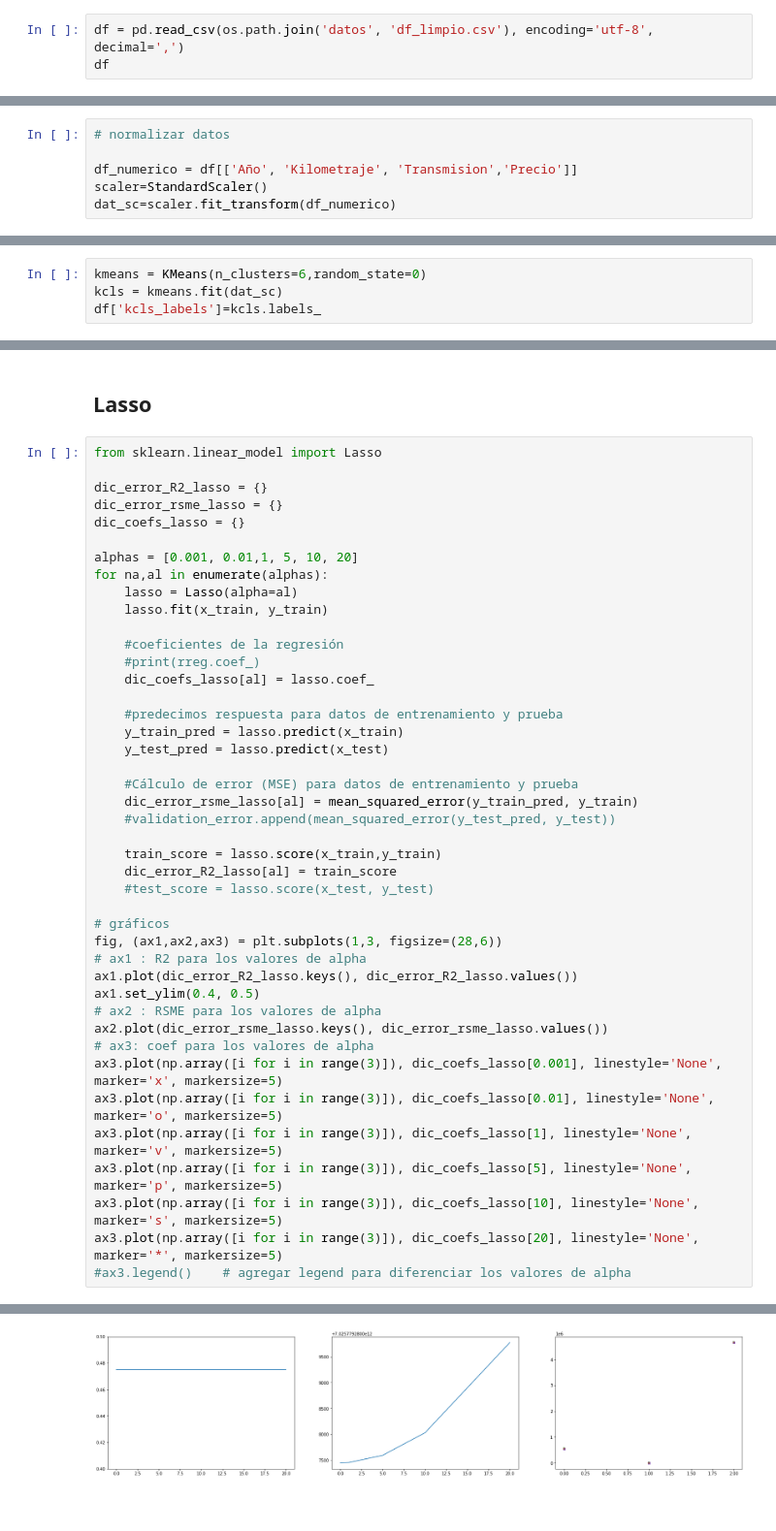
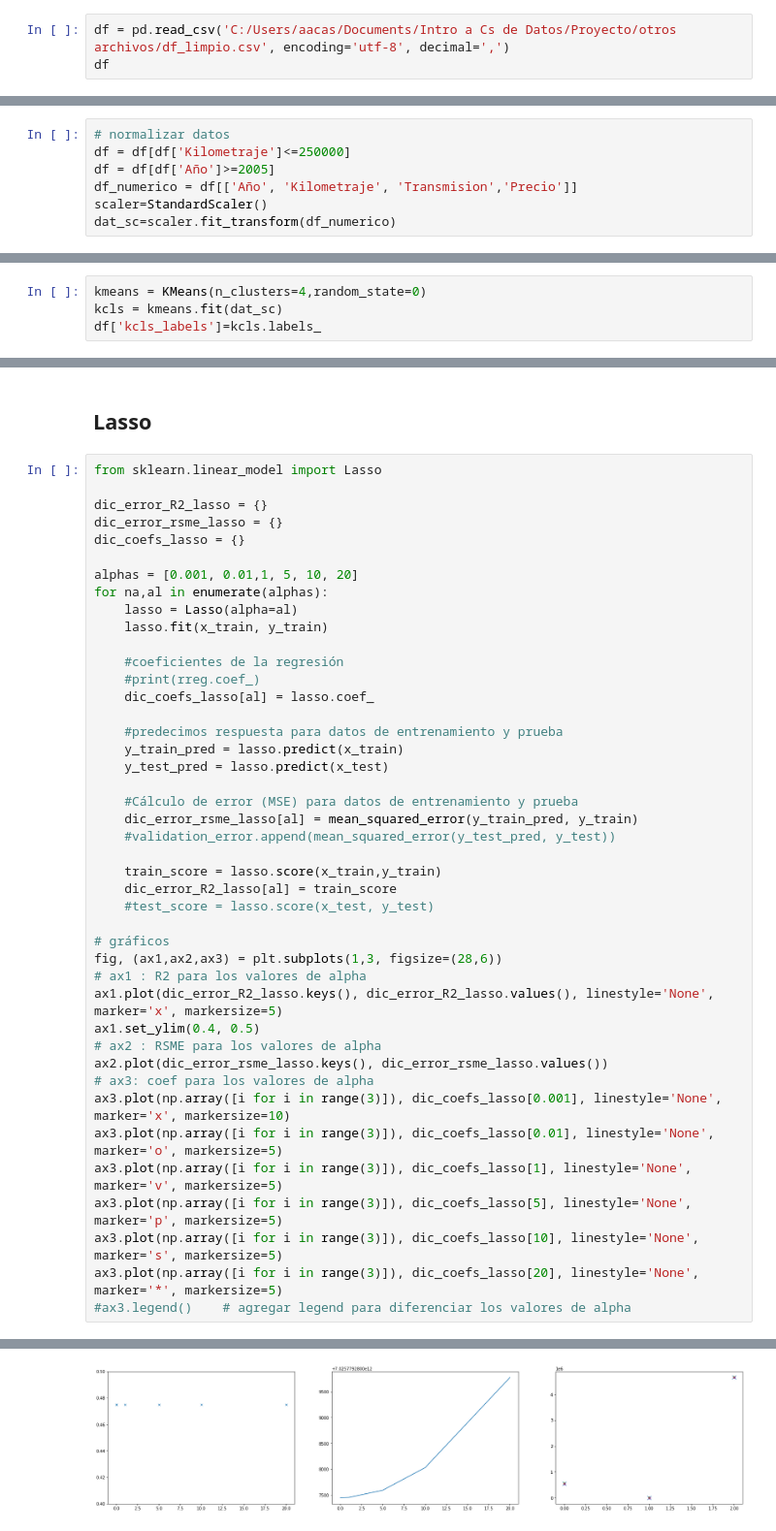
Before and after one commit to AlonsoCasanova/Proyecto-IMT2200, a Jupyter notebook: analisis.ipynb, the cells around one changed output, grey strips where cells are left out. Shown at 97% size. Drawn from its saved outputs; the diff is of its cells as text.

```diff
--- a/analisis.ipynb
+++ b/analisis.ipynb
@@ -7,5 +6,5 @@ import os
 # %%
-df = pd.read_csv(os.path.join('datos', 'df_limpio.csv'), encoding='utf-8', decimal=',')
+df = pd.read_csv('C:/Users/aacas/Documents/Intro a Cs de Datos/Proyecto/otros archivos/df_limpio.csv', encoding='utf-8', decimal=',')
 df
 # %% [output]
 |  | Marca | Modelo | Año | Kilometraje | Transmision | Precio |
@@ -65,7 +64,8 @@ from sklearn.cluster import KMeans, AgglomerativeClustering
 from sklearn.preprocessing import StandardScaler
 # %%
 # normalizar datos
-
+df = df[df['Kilometraje']<=250000]
+df = df[df['Año']>=2005]
 df_numerico = df[['Año', 'Kilometraje', 'Transmision','Precio']]
 scaler=StandardScaler()
 dat_sc=scaler.fit_transform(df_numerico)
@@ -99,7 +99,7 @@ plt.show()
 # %% [markdown]
 Vamos a considerar 4 clústers
 # %%
-kmeans = KMeans(n_clusters=6,random_state=0)
+kmeans = KMeans(n_clusters=4,random_state=0)
 kcls = kmeans.fit(dat_sc)
 df['kcls_labels']=kcls.labels_
 # %%
@@ -256,33 +292,33 @@ for na,al in enumerate(alphas):
     #print(rreg.coef_)
     dic_coefs_lasso[al] = lasso.coef_
 
     #predecimos respuesta para datos de entrenamiento y prueba
     y_train_pred = lasso.predict(x_train)
     y_test_pred = lasso.predict(x_test)
 
     #Cálculo de error (MSE) para datos de entrenamiento y prueba
     dic_error_rsme_lasso[al] = mean_squared_error(y_train_pred, y_train)
     #validation_error.append(mean_squared_error(y_test_pred, y_test))
 
     train_score = lasso.score(x_train,y_train)
     dic_error_R2_lasso[al] = train_score
     #test_score = lasso.score(x_test, y_test)
 
 # gráficos
 fig, (ax1,ax2,ax3) = plt.subplots(1,3, figsize=(28,6))
 # ax1 : R2 para los valores de alpha
-ax1.plot(dic_error_R2_lasso.keys(), dic_error_R2_lasso.values())
+ax1.plot(dic_error_R2_lasso.keys(), dic_error_R2_lasso.values(), linestyle='None', marker='x', markersize=5)
 ax1.set_ylim(0.4, 0.5)
 # ax2 : RSME para los valores de alpha
 ax2.plot(dic_error_rsme_lasso.keys(), dic_error_rsme_lasso.values())
 # ax3: coef para los valores de alpha
-ax3.plot(np.array([i for i in range(3)]), dic_coefs_lasso[0.001], linestyle='None', marker='x', markersize=5)
+ax3.plot(np.array([i for i in range(3)]), dic_coefs_lasso[0.001], linestyle='None', marker='x', markersize=10)
 ax3.plot(np.array([i for i in range(3)]), dic_coefs_lasso[0.01], linestyle='None', marker='o', markersize=5)
 ax3.plot(np.array([i for i in range(3)]), dic_coefs_lasso[1], linestyle='None', marker='v', markersize=5)
 ax3.plot(np.array([i for i in range(3)]), dic_coefs_lasso[5], linestyle='None', marker='p', markersize=5)
 ax3.plot(np.array([i for i in range(3)]), dic_coefs_lasso[10], linestyle='None', marker='s', markersize=5)
 ax3.plot(np.array([i for i in range(3)]), dic_coefs_lasso[20], linestyle='None', marker='*', markersize=5)
 #ax3.legend()    # agregar legend para diferenciar los valores de alpha
 # %% [output]
 [<matplotlib.lines.Line2D at 0x...>]
-[figure, old version]
+[figure, new version]
```
Also changed, not shown: parts of 13 cells of this notebook, 10 other files.
